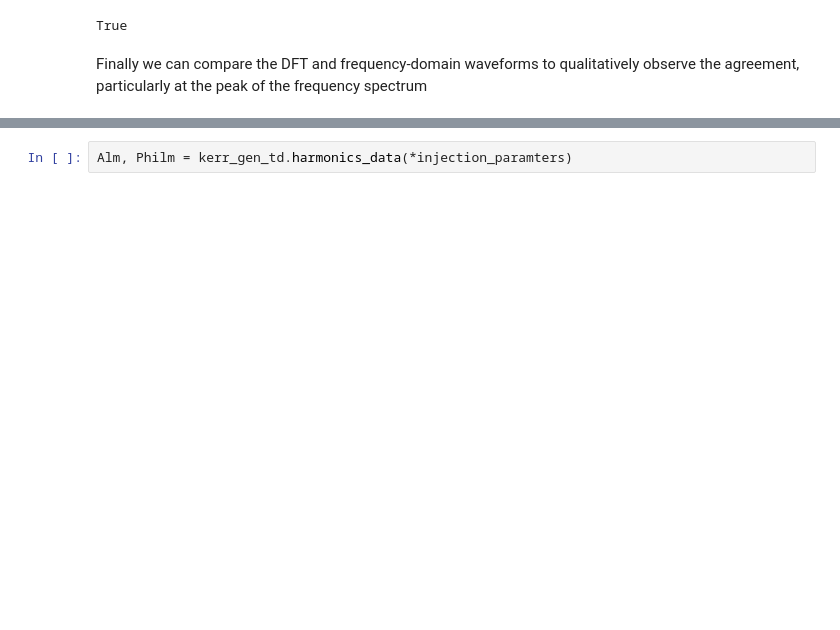
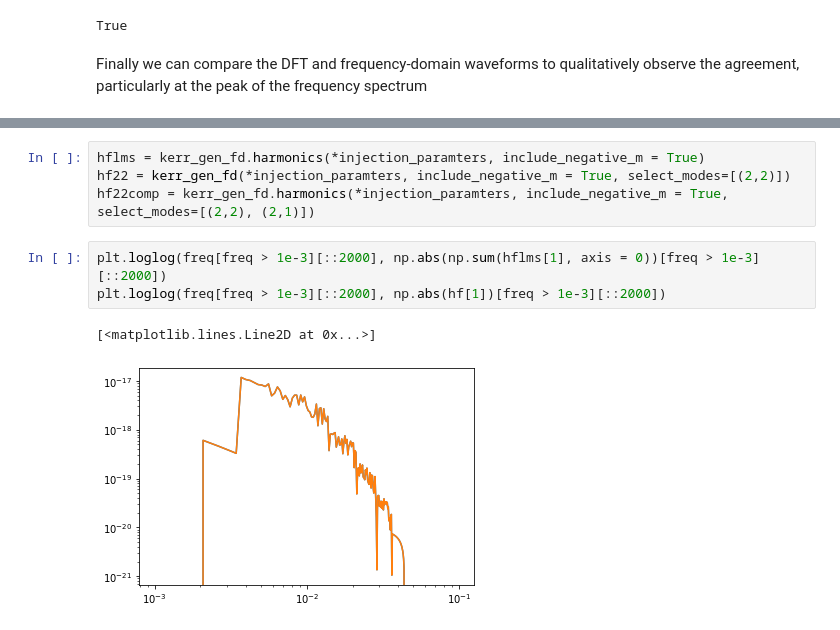
Before and after one commit to znasipak/bhpwave, a Jupyter notebook: quick_tutorial.ipynb, the cells around one changed output, grey strips where cells are left out. Cells and saved outputs as stored; diff of their text form; blank space fills up the shorter version.

Commit message:
Can now access amplitudes and phases of individual (l, m)-modes in both time-domain and frequency-domain

```diff
--- a/quick_tutorial.ipynb
+++ b/quick_tutorial.ipynb
@@ -102,2 +97,10 @@ plt.show()
-# %%
-Alm, Philm = kerr_gen_td.harmonics_data(*injection_paramters)
+# %%
+hflms = kerr_gen_fd.harmonics(*injection_paramters, include_negative_m = True)
+hf22 = kerr_gen_fd(*injection_paramters, include_negative_m = True, select_modes=[(2,2)])
+hf22comp = kerr_gen_fd.harmonics(*injection_paramters, include_negative_m = True, select_modes=[(2,2), (2,1)])
+# %%
+plt.loglog(freq[freq > 1e-3][::2000], np.abs(np.sum(hflms[1], axis = 0))[freq > 1e-3][::2000])
+plt.loglog(freq[freq > 1e-3][::2000], np.abs(hf[1])[freq > 1e-3][::2000])
+# %% [output]
+[<matplotlib.lines.Line2D at 0x...>]
+[figure, added]
```
Also changed, not shown: parts of 10 cells of this notebook, 8 other files.
